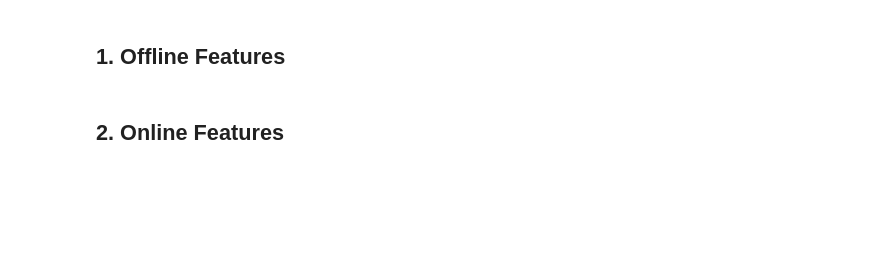
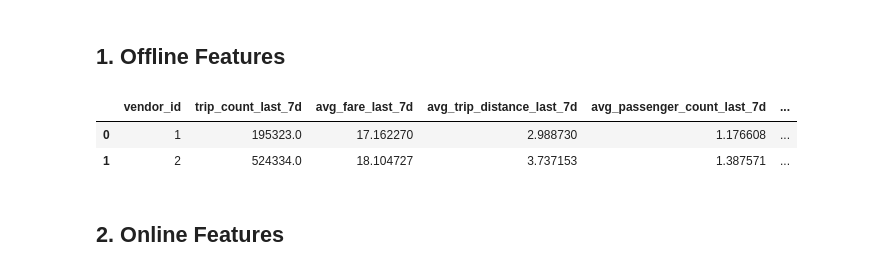
Before and after one commit to vishnup22/feature-store-skew, a Jupyter notebook: notebooks/skew_analysis.ipynb, the cells around one changed output. Cells and saved outputs as stored; diff of their text form; code cells hidden in the pictures; blank space fills up the shorter version.

```diff
--- a/notebooks/skew_analysis.ipynb
+++ b/notebooks/skew_analysis.ipynb
@@ -72,3 +70,29 @@ offline_df.head()
+# %%
+# The Feast registry was written inside Docker (/app/... paths) and can't be
+# resolved on the host. We read the processed parquet directly — same data
+# the Feast offline store would serve, same transformations applied.
+offline_raw = pq.read_table(PROCESSED_FEATURES_PATH).to_pandas()
+offline_raw["vendor_id"] = offline_raw["vendor_id"].astype(str)
+offline_raw["event_timestamp"] = pd.to_datetime(offline_raw["event_timestamp"])
+
+# Keep only the last snapshot per vendor (rows up to the training timestamp).
+offline_raw = offline_raw[offline_raw["event_timestamp"] <= training_timestamp]
+offline_df = (
+    offline_raw.sort_values("event_timestamp")
+    .groupby("vendor_id")
+    .last()
+    .reset_index()[["vendor_id"] + feature_columns]
+    .dropna(subset=feature_columns)
+)
+for col in feature_columns:
+    offline_df[col] = offline_df[col].astype(np.float32)
+
+offline_df = offline_df.sort_values("vendor_id").reset_index(drop=True)
+offline_df.head()
+# %% [output]
+|  | vendor_id | trip_count_last_7d | avg_fare_last_7d | avg_trip_distance_last_7d | avg_passenger_count_last_7d | ... |
+| 0 | 1 | 195323.0 | 17.162270 | 2.988730 | 1.176608 | ... |
+| 1 | 2 | 524334.0 | 18.104727 | 3.737153 | 1.387571 | ... |
 # %% [markdown]
 ## 2. Online Features
 # %%
```
Also changed, not shown: parts of 9 cells of this notebook.
